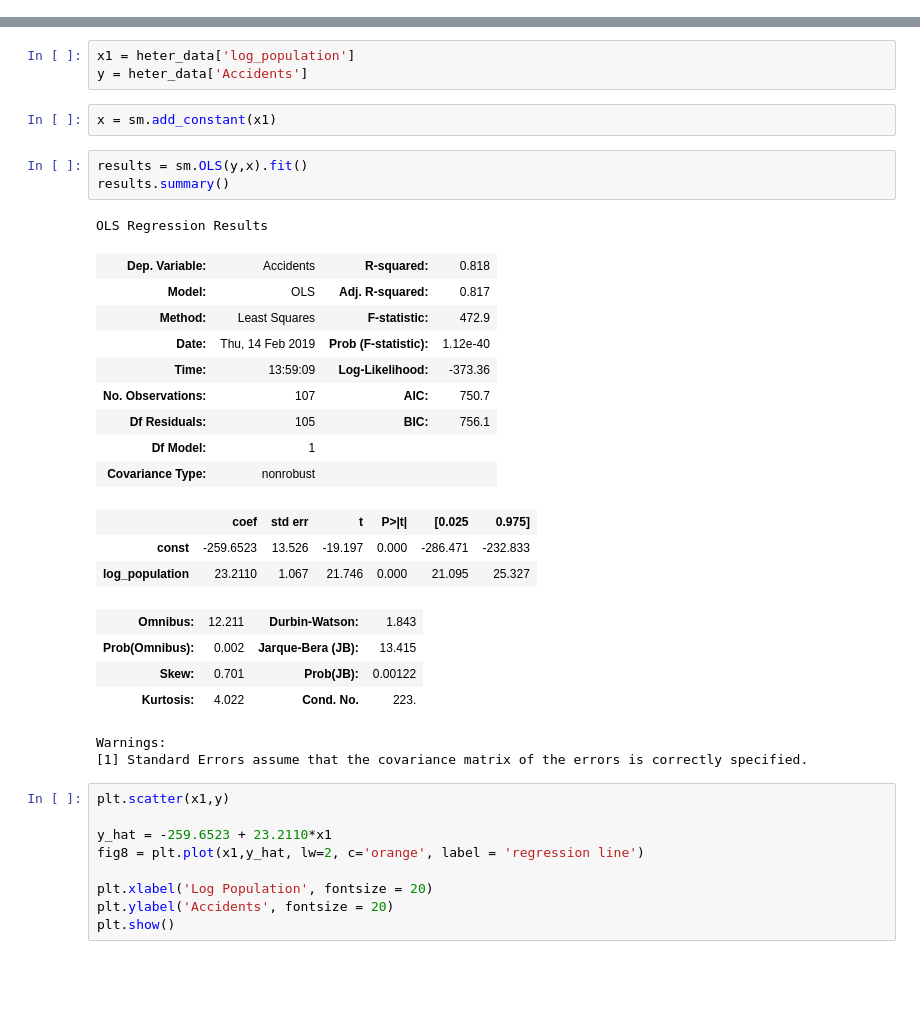
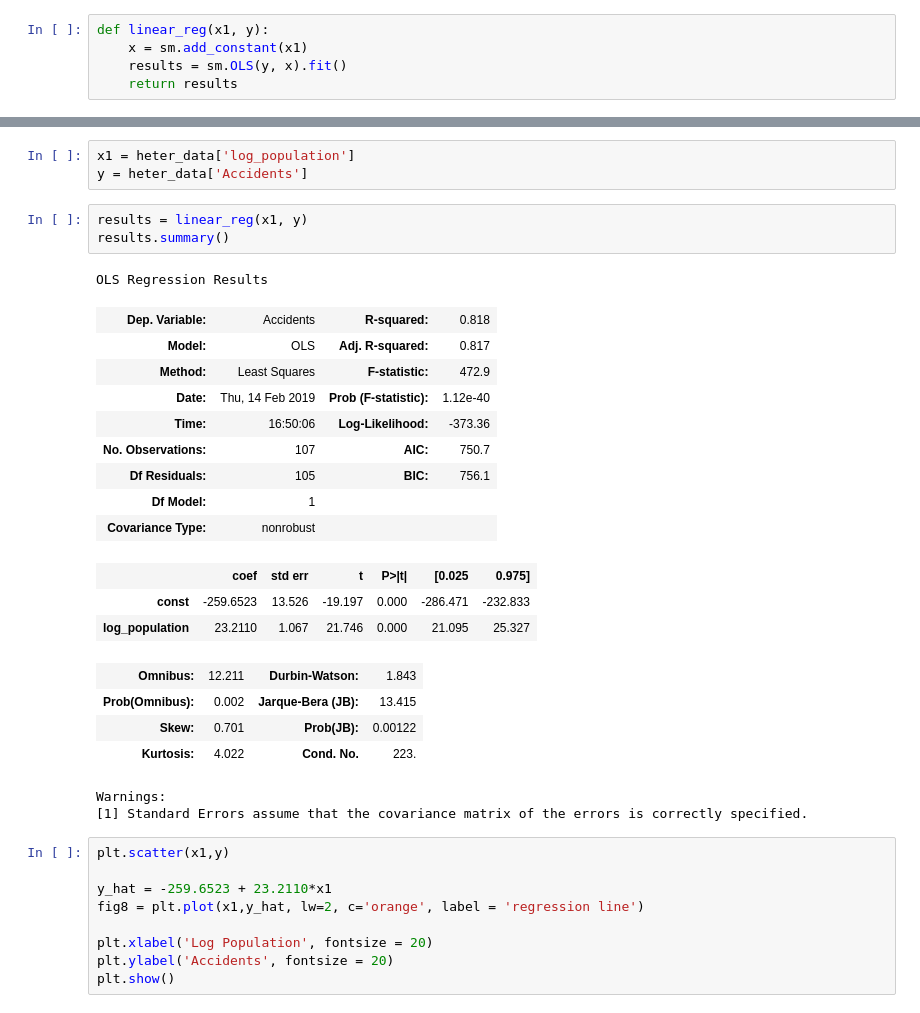
Before and after one commit to alexandrehsd/regression-analysis, a Jupyter notebook: Regression Analysis.ipynb, the cells around one changed output, grey strips where cells are left out. Cells and saved outputs as stored; diff of their text form; blank space fills up the shorter version.

```diff
--- a/Regression Analysis.ipynb
+++ b/Regression Analysis.ipynb
@@ -264,3 +272,8 @@ The point is: cherry pick your data when performing a linear regression. Adding
+# %%
+def linear_reg(x1, y):
+    x = sm.add_constant(x1)
+    results = sm.OLS(y, x).fit()
+    return results
 # %% [markdown]
 ## 4. Assumptions for Linear Regression
 # %% [markdown]
@@ -444,18 +455,16 @@ heter_data['log_population'] = np.log(heter_data['Population'])
 # %%
 x1 = heter_data['log_population']
 y = heter_data['Accidents']
-# %%
-x = sm.add_constant(x1)
 # %%
-results = sm.OLS(y,x).fit()
+results = linear_reg(x1, y)
 results.summary()
 # %% [output]
 OLS Regression Results
 | Dep. Variable: | Accidents | R-squared: | 0.818 |
 | Model: | OLS | Adj. R-squared: | 0.817 |
 | Method: | Least Squares | F-statistic: | 472.9 |
 | Date: | Thu, 14 Feb 2019 | Prob (F-statistic): | 1.12e-40 |
-| Time: | 13:59:09 | Log-Likelihood: | -373.36 |
+| Time: | 16:50:06 | Log-Likelihood: | -373.36 |
 | No. Observations: | 107 | AIC: | 750.7 |
 | Df Residuals: | 105 | BIC: | 756.1 |
 | Df Model: | 1 |  |  |
```
Also changed, not shown: parts of 17 cells of this notebook, 2 other files.
